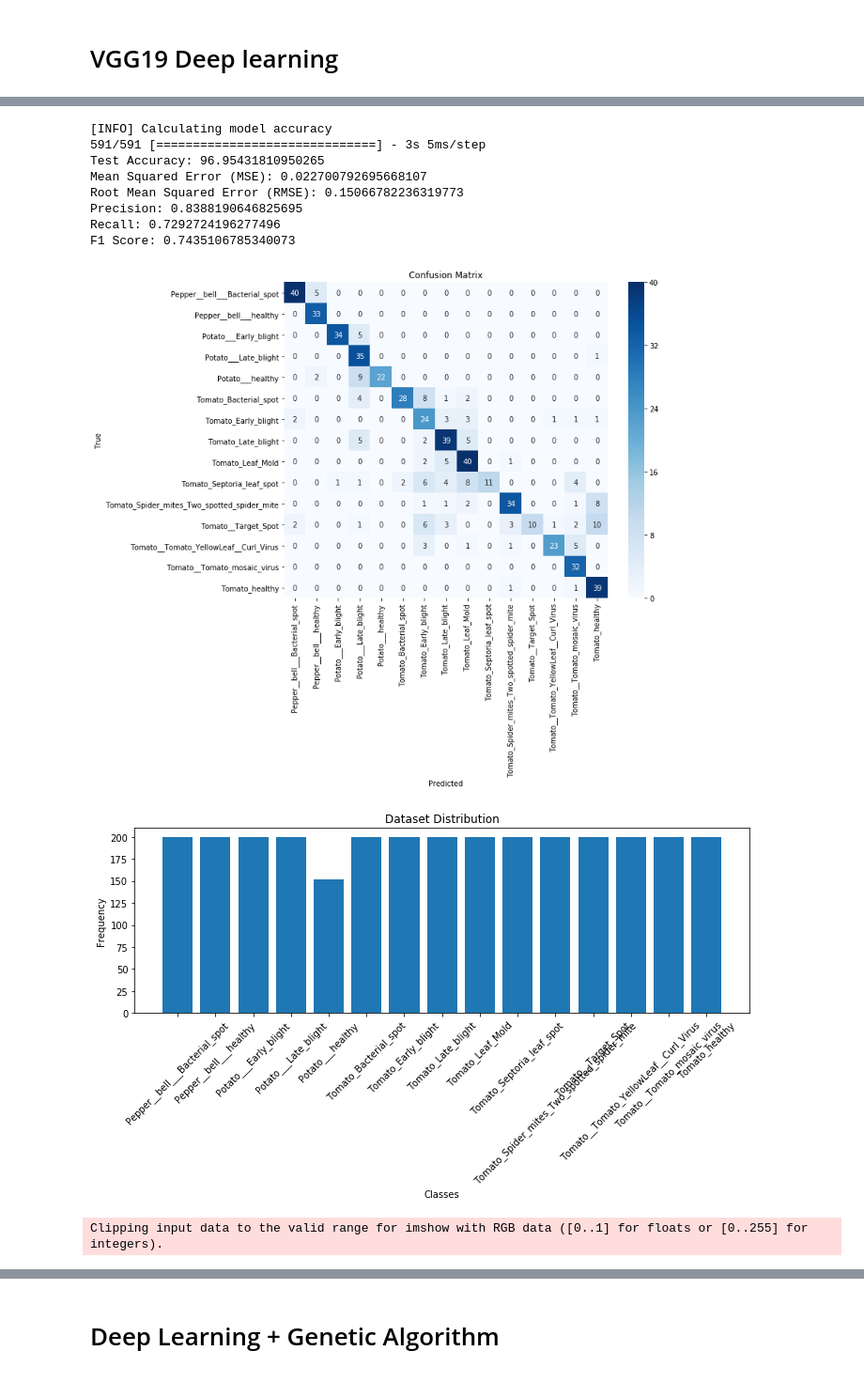
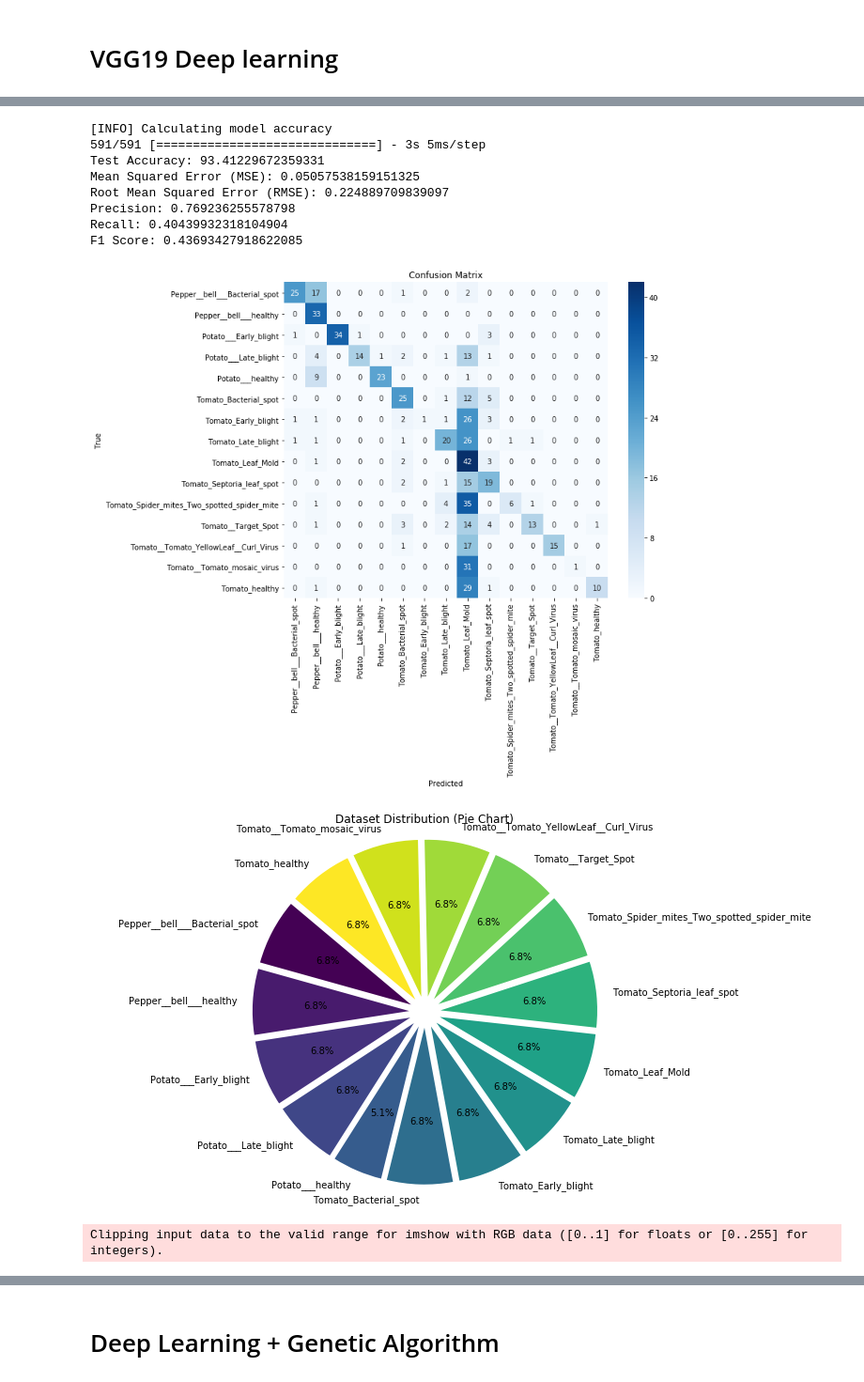
Before and after one commit to manav2101/Plant-Disease-Detection-using-VGG19, a Jupyter notebook: plant-disease-detection.ipynb, the cells around one changed output, grey strips where cells are left out. Shown at 94% size. Cells and saved outputs as stored; diff of their text form; code cells hidden in the pictures.

```diff
--- a/plant-disease-detection.ipynb
+++ b/plant-disease-detection.ipynb
@@ -445,7 +445,7 @@ from sklearn.metrics import confusion_matrix
 import matplotlib.pyplot as plt
 import seaborn as sns
 
-EPOCHS = 25
+EPOCHS = 1
 INIT_LR = 1e-3
 BS = 32
 default_image_size = tuple((256, 256))
@@ -619,17 +619,17 @@ plt.xlabel('Predicted')
 plt.ylabel('True')
 plt.show()
 
-# Dataset distribution
+# Dataset distribution as a pie chart with vibrant colors
 plt.figure(figsize=(10, 6))
-classes = label_binarizer.classes_
 class_counts = np.bincount(np.argmax(image_labels, axis=1))
-plt.bar(classes, class_counts)
-plt.xlabel('Classes')
-plt.ylabel('Frequency')
-plt.title('Dataset Distribution')
-plt.xticks(rotation=45)
+explode = [0.1] * len(class_counts)
+colors = plt.cm.viridis(np.linspace(0, 1, len(class_counts)))
+plt.pie(class_counts, labels=label_binarizer.classes_, autopct='%1.1f%%', startangle=140, colors=colors, explode=explode)
+plt.title('Dataset Distribution (Pie Chart)')
+plt.axis('equal')
 plt.tight_layout()
 plt.show()
+
 
 # Convert images to uint8 data type before processing
 x_train_uint8 = (np.array(x_train) * 255).astype(np.uint8)
@@ -690,13 +690,13 @@ Epoch 25/25
 [INFO] Calculating model accuracy
 591/591 [==============================] - 3s 5ms/step
-Test Accuracy: 96.95431810950265
-Mean Squared Error (MSE): 0.022700792695668107
-Root Mean Squared Error (RMSE): 0.15066782236319773
-Precision: 0.8388190646825695
-Recall: 0.7292724196277496
-F1 Score: 0.7435106785340073
+Test Accuracy: 93.41229672359331
+Mean Squared Error (MSE): 0.05057538159151325
+Root Mean Squared Error (RMSE): 0.224889709839097
+Precision: 0.769236255578798
+Recall: 0.40439932318104904
+F1 Score: 0.43693427918622085
-[figure, old version]
+[figure, new version]
-[figure, old version]
+[figure, new version]
 Clipping input data to the valid range for imshow with RGB data ([0..1] for floats or [0..255] for integers).
 ValueError: 3-dimensional arrays must be of dtype unsigned byte, unsigned short, float32 or float64
 <Figure size 864x432 with 2 Axes>
```
Also changed, not shown: parts of 3 cells of this notebook.
